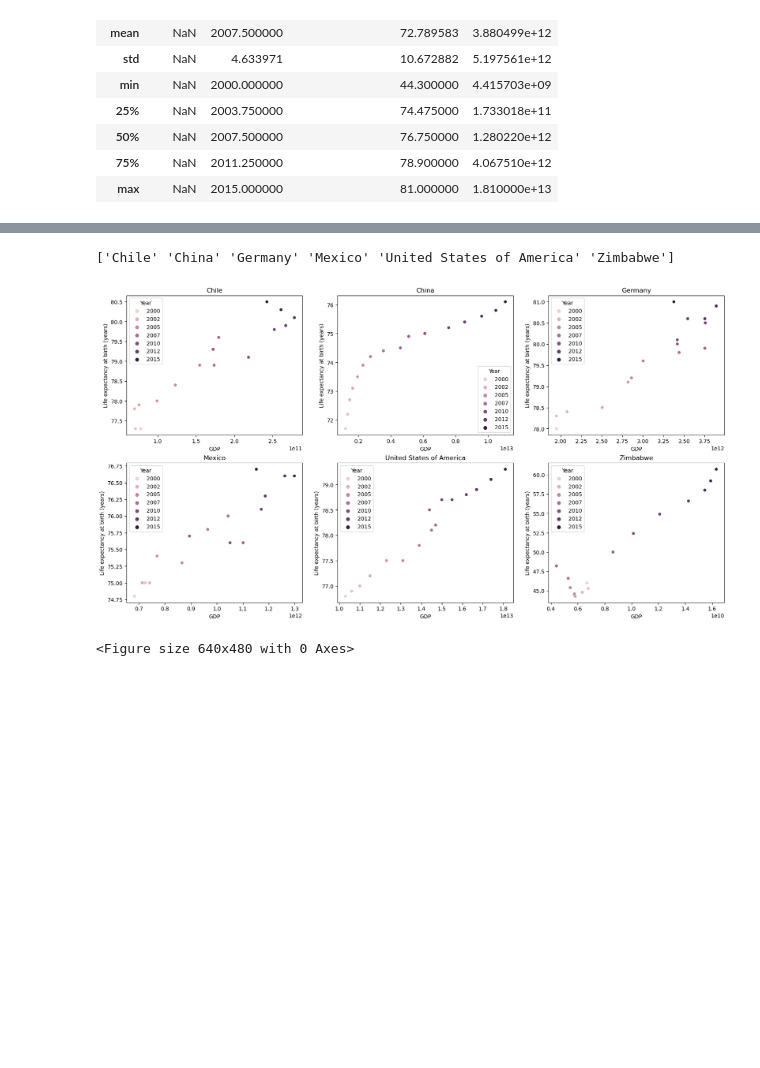
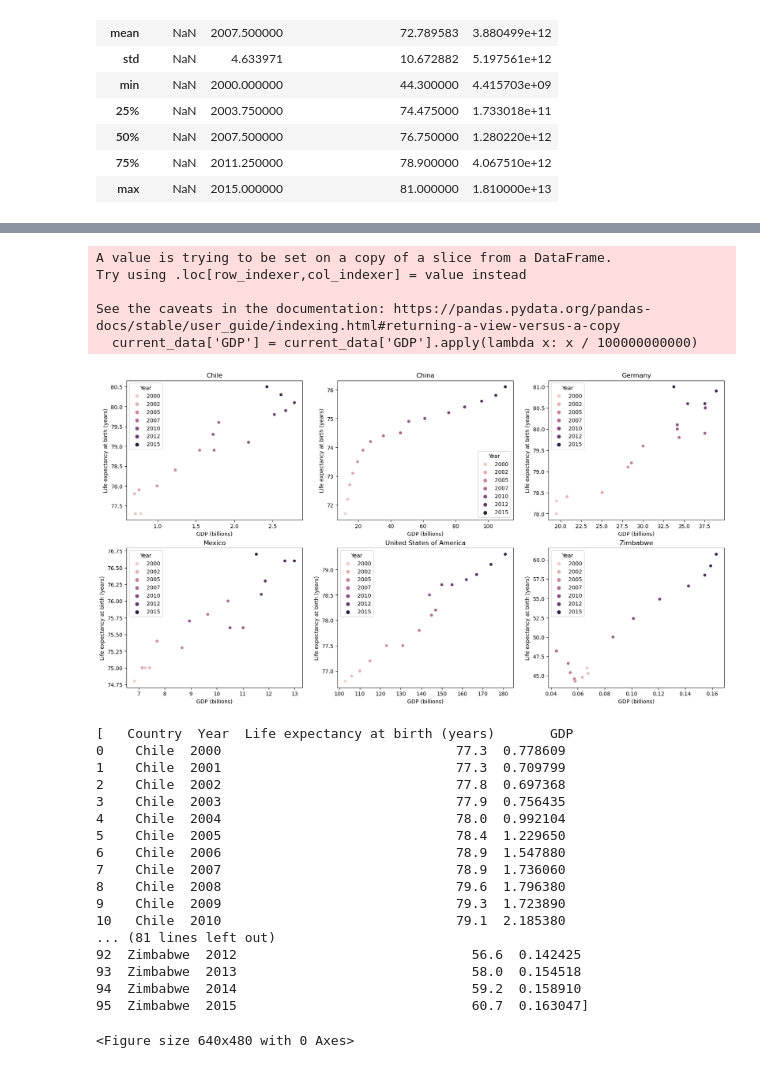
Before and after one commit to YSquid/gdp_life, a Jupyter notebook: life_expectancy_gdp.ipynb, the cells around one changed output, grey strips where cells are left out. Cells and saved outputs as stored; diff of their text form; code cells hidden in the pictures; blank space fills up the shorter version.

Commit message:
linear regressions, charting regression metrics.

```diff
--- a/life_expectancy_gdp.ipynb
+++ b/life_expectancy_gdp.ipynb
@@ -116,30 +96,53 @@ Index: []
 # %%
-# seperate data for each nation itertively
+# seperate data for each nation itertively, with conversion of GDP to Billions
 
 countries = life['Country'].unique()
 country_data = []
-print(countries)
+
 
 for country in countries:
     current_data = life[life['Country'] == country]
-
+    current_data['GDP'] = current_data['GDP'].apply(lambda x: x / 100000000000)
     country_data.append(current_data)
     # print(current_data)
 
 plt.figure(figsize=(20,16))
 figcount = 1
 country_count = 0
 
 for country in country_data:
     plt.subplot(3,3,figcount)
     sns.scatterplot(data=country, x='GDP', y='Life expectancy at birth (years)', hue='Year')
+    plt.xlabel('GDP (billions)')
     plt.title(countries[country_count])
     figcount += 1
     country_count += 1
 
 plt.show()
 plt.clf()
+print(country_data)
 # %% [output]
-['Chile' 'China' 'Germany' 'Mexico' 'United States of America' 'Zimbabwe']
+A value is trying to be set on a copy of a slice from a DataFrame.
+Try using .loc[row_indexer,col_indexer] = value instead
+
+See the caveats in the documentation: https://pandas.pydata.org/pandas-docs/stable/user_guide/indexing.html#returning-a-view-versus-a-copy
+  current_data['GDP'] = current_data['GDP'].apply(lambda x: x / 100000000000)
-[figure, old version]
+[figure, new version]
-<Figure size 640x480 with 0 Axes>
+[   Country  Year  Life expectancy at birth (years)       GDP
+0    Chile  2000                              77.3  0.778609
+1    Chile  2001                              77.3  0.709799
+2    Chile  2002                              77.8  0.697368
+3    Chile  2003                              77.9  0.756435
+4    Chile  2004                              78.0  0.992104
+5    Chile  2005                              78.4  1.229650
+6    Chile  2006                              78.9  1.547880
+7    Chile  2007                              78.9  1.736060
+8    Chile  2008                              79.6  1.796380
+9    Chile  2009                              79.3  1.723890
+10   Chile  2010                              79.1  2.185380
+... (81 lines left out)
+92  Zimbabwe  2012                              56.6  0.142425
+93  Zimbabwe  2013                              58.0  0.154518
+94  Zimbabwe  2014                              59.2  0.158910
+95  Zimbabwe  2015                              60.7  0.163047]
+<Figure size 640x480 with 0 Axes>
```
Also changed, not shown: parts of 4 cells of this notebook.
